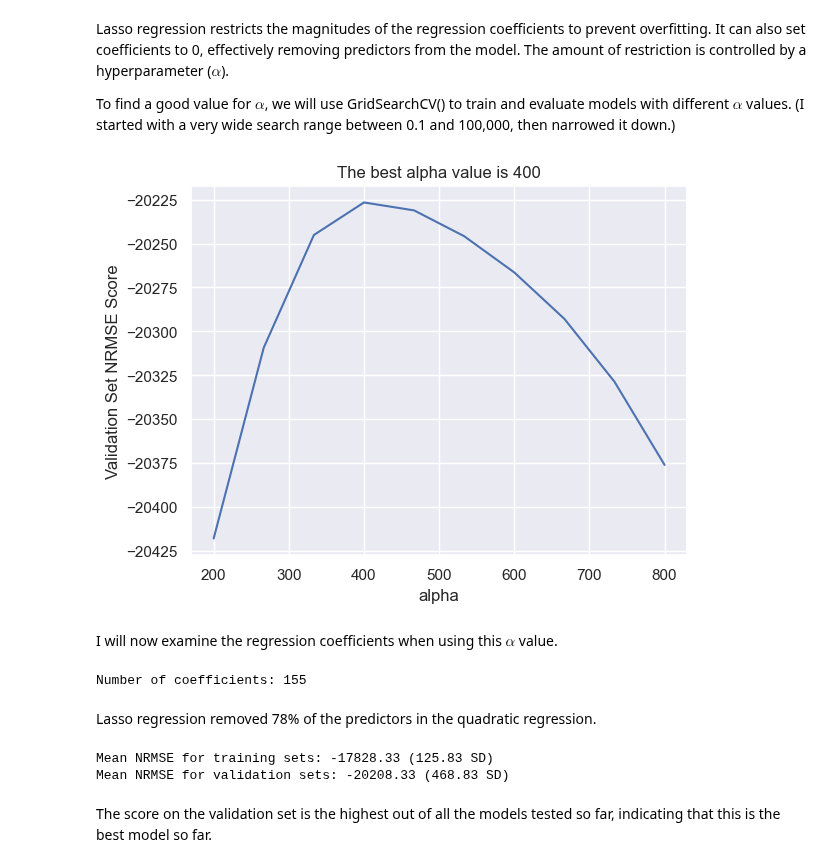
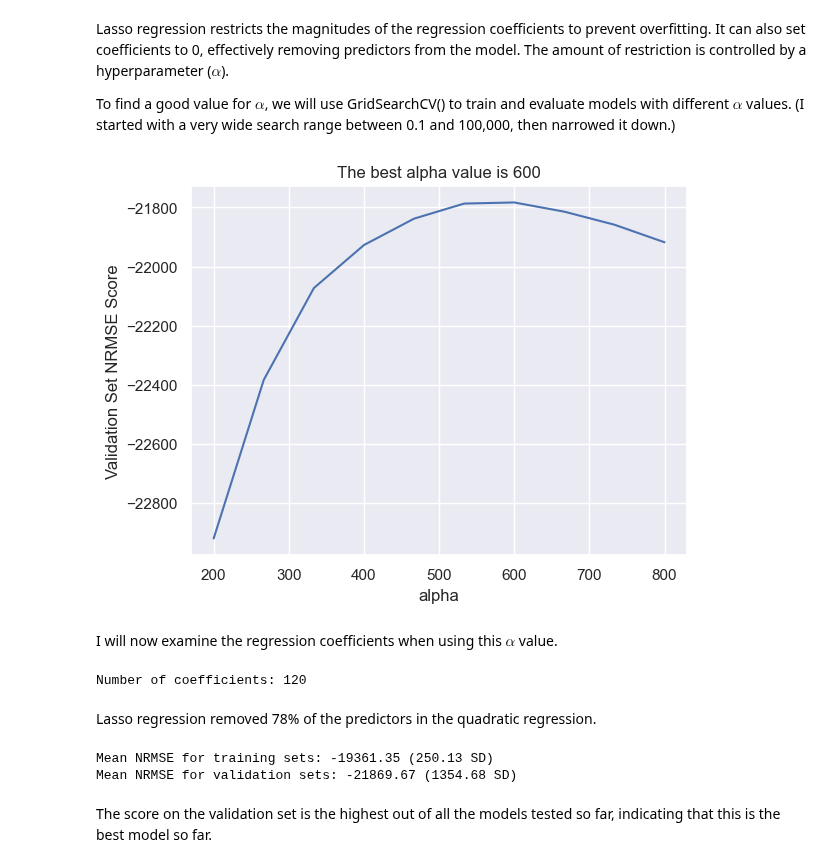
Before and after one commit to blue-fish-0/Data-Analytics-Projects, a Jupyter notebook: House Prices Prediction/house-prices-prediction.ipynb, the cells around one changed output. Saved outputs shown, nothing was run; the diff lists cells and outputs as text; code cells hidden in the pictures.

```diff
--- a/House Prices Prediction/house-prices-prediction.ipynb
+++ b/House Prices Prediction/house-prices-prediction.ipynb
@@ -180,7 +181,8 @@ def remove_outliers(pred_outlier: np.ndarray, X: pd.DataFrame, y: pd.Series) ->
     not_an_outlier = (pred_outlier == 1)
     return (X[not_an_outlier], y[not_an_outlier])
 # %%
-outlier = make_pipeline(data_processing, IsolationForest(random_state=42))
+X_train_old = X_train # keep a copy to plot the removed outliers
+outlier = make_pipeline(data_processing, IsolationForest(random_state=42, contamination=0.004))
 outlier.fit(X_train)
 X_train, y_train = remove_outliers(outlier.predict(X_train), X_train, y_train)
 # %% [output]
@@ -270,16 +288,14 @@ best_alpha = search_model.best_params_["alpha"]
 mean_test_scores = search_model.cv_results_["mean_test_score"]
 alpha_vs_NRMSE = pd.DataFrame(mean_test_scores, param_grid["alpha"])
 # %%
-fig, ax = plt.subplots()
-ax.plot(alpha_vs_NRMSE)
-ax.ticklabel_format(useOffset=False)
+sns.lineplot(alpha_vs_NRMSE, legend=False)
 
 plt.title("The best alpha value is %i" % best_alpha)
 plt.xlabel("alpha")
 plt.ylabel("Validation Set NRMSE Score")
 plt.show()
 # %% [output]
-[figure, old version]
+[figure, new version]
 # %% [markdown]
 I will now examine the regression coefficients when using this $\alpha$ value.
 # %%
@@ -292,14 +308,14 @@ lasso_model = lasso["lasso"]
 num_coef = len(lasso_model.coef_[lasso_model.coef_ != 0])
 print("Number of coefficients: %i" % num_coef)
 # %% [output]
-Number of coefficients: 155
+Number of coefficients: 120
 # %% [markdown]
 Lasso regression removed 78% of the predictors in the quadratic regression.
 # %%
 regression_scores(lasso)
 # %% [output]
-Mean NRMSE for training sets: -17828.33 (125.83 SD)
-Mean NRMSE for validation sets: -20208.33 (468.83 SD)
+Mean NRMSE for training sets: -19361.35 (250.13 SD)
+Mean NRMSE for validation sets: -21869.67 (1354.68 SD)
 # %% [markdown]
 The score on the validation set is the highest out of all the models tested so far, indicating that this is the best model so far.
 # %% [markdown]
```
Also changed, not shown: parts of 13 cells of this notebook.
